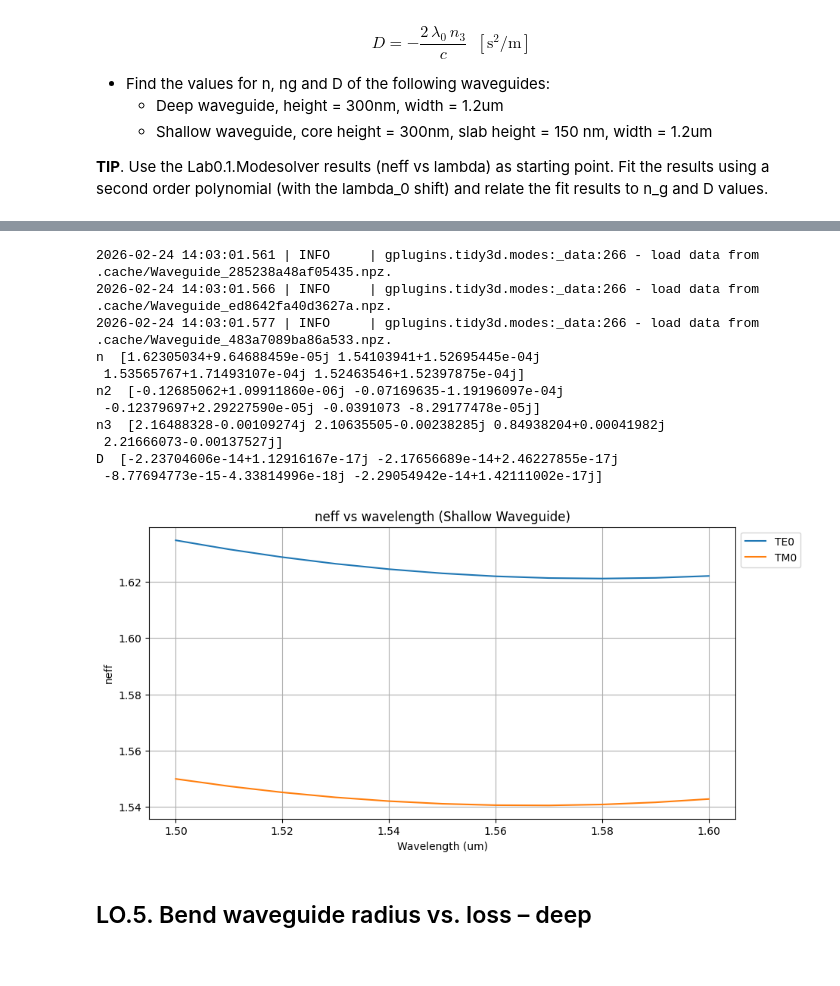
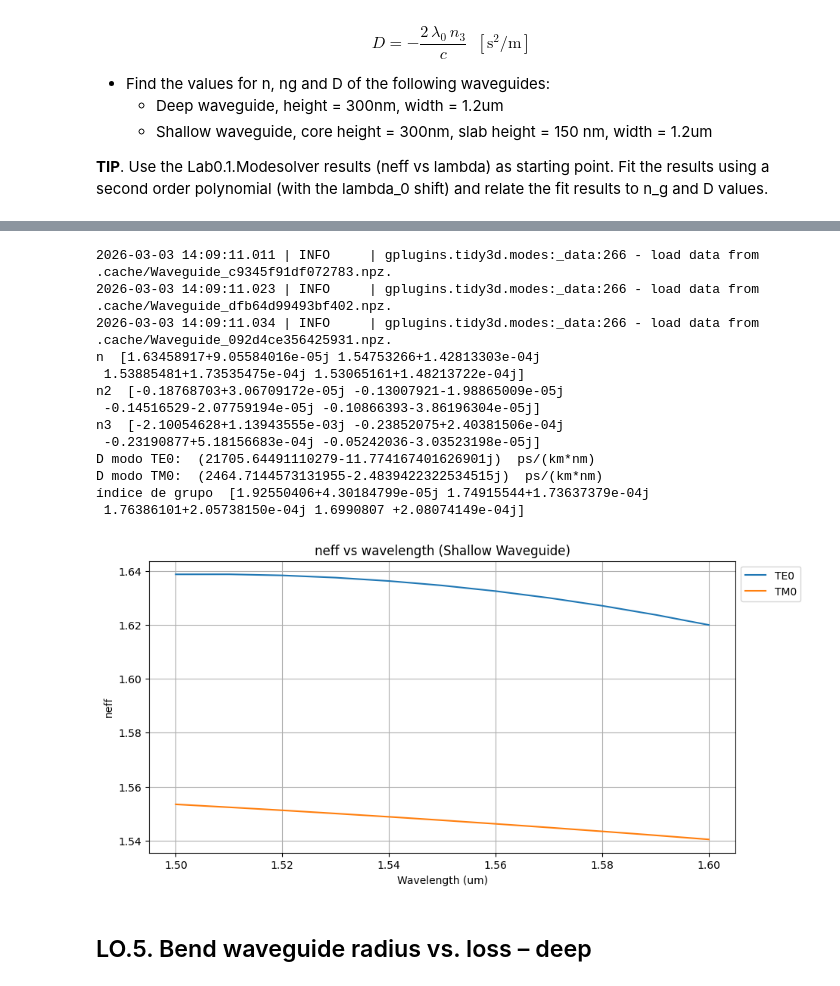
Before and after one commit to agonlop1/cifoin-lab1, a Jupyter notebook: WAVEGUIDES_Student.ipynb, the cells around one changed output, grey strips where cells are left out. Drawn from its saved outputs; the diff is of its cells as text; code cells hidden in the pictures.

```diff
--- a/WAVEGUIDES_Student.ipynb
+++ b/WAVEGUIDES_Student.ipynb
@@ -503,8 +505,8 @@ shallow_waveguide = gt.modes.Waveguide(
     num_modes=4,
     cache_path='.cache/',
     precision='double',
-    max_grid_scaling=1.2,
-    grid_resolution=20,
+    max_grid_scaling=1.5,
+    grid_resolution=40,
 )
 
 neff155 = shallow_waveguide.n_eff
@@ -520,8 +522,8 @@ shallow_waveguide2 = gt.modes.Waveguide(
     num_modes=4,
     cache_path='.cache/',
     precision='double',
-    max_grid_scaling=1.2,
-    grid_resolution=20,
+    max_grid_scaling=1.5,
+    grid_resolution=40,
 )
 
 neff154 = shallow_waveguide2.n_eff
@@ -537,8 +539,8 @@ shallow_waveguide3 = gt.modes.Waveguide(
     num_modes=4,
     cache_path='.cache/',
     precision='double',
-    max_grid_scaling=1.2,
-    grid_resolution=20,
+    max_grid_scaling=1.5,
+    grid_resolution=40,
 )
 
 neff156 = shallow_waveguide3.n_eff
@@ -550,8 +552,10 @@ print("n ",neff155)
 print("n2 ",n2)
 print("n3 ",n3)
 
-D=-(2*n3*wavelength*(10**(-6)))/(3*10**8)
-print("D ", D)
+D = - ((2* wavelength * n3)/ (3*10e14))*10e18 #ps/km*nm
+print("D modo TE0: ", D[0]," ps/(km*nm)")
+print("D modo TM0: ", D[1]," ps/(km*nm)")
+
 
 n1_TE0=neff155[0]
 n1_TM0=neff155[1]
@@ -559,45 +563,47 @@ n1_TM0=neff155[1]
 n2_TE0=n2[0]
 n2_TM0=n2[1]
 
 n3_TE0=n3[0]
 n3_TM0=n3[1]
 
 wavelengthX = np.linspace(1.5,1.6,11)
 
 neff_TE0 = []
 neff_TM0 = []
 
 plt.figure(figsize=(10, 5))
 for w in wavelengthX:
     neff_TE0x=n1_TE0+n2_TE0*(w-wavelength)+n3_TE0*(w-wavelength)**2
     neff_TE0.append(neff_TE0x)
     neff_TM0x=n1_TM0+n2_TM0*(w-wavelength)+n3_TM0*(w-wavelength)**2
     neff_TM0.append(neff_TM0x)
 
 plt.plot(wavelengthX,neff_TE0, label="TE0")
 plt.plot(wavelengthX,neff_TM0, label="TM0")
 plt.grid()
 plt.xlabel("Wavelength (um)")
 plt.ylabel("neff")
 plt.title("neff vs wavelength (Shallow Waveguide)")
 plt.legend(loc='upper left', bbox_to_anchor=(1, 1))
 
 
 ng_shallow = neff155-n2*1.55
 print("índice de grupo ",ng_shallow)
 # %% [output]
-2026-02-24 14:03:01.561 | INFO     | gplugins.tidy3d.modes:_data:266 - load data from .cache/Waveguide_285238a48af05435.npz.
-2026-02-24 14:03:01.566 | INFO     | gplugins.tidy3d.modes:_data:266 - load data from .cache/Waveguide_ed8642fa40d3627a.npz.
-2026-02-24 14:03:01.577 | INFO     | gplugins.tidy3d.modes:_data:266 - load data from .cache/Waveguide_483a7089ba86a533.npz.
-n  [1.62305034+9.64688459e-05j 1.54103941+1.52695445e-04j
- 1.53565767+1.71493107e-04j 1.52463546+1.52397875e-04j]
-n2  [-0.12685062+1.09911860e-06j -0.07169635-1.19196097e-04j
- -0.12379697+2.29227590e-05j -0.0391073 -8.29177478e-05j]
-n3  [2.16488328-0.00109274j 2.10635505-0.00238285j 0.84938204+0.00041982j
- 2.21666073-0.00137527j]
-D  [-2.23704606e-14+1.12916167e-17j -2.17656689e-14+2.46227855e-17j
- -8.77694773e-15-4.33814996e-18j -2.29054942e-14+1.42111002e-17j]
+2026-03-03 14:09:11.011 | INFO     | gplugins.tidy3d.modes:_data:266 - load data from .cache/Waveguide_c9345f91df072783.npz.
+2026-03-03 14:09:11.023 | INFO     | gplugins.tidy3d.modes:_data:266 - load data from .cache/Waveguide_dfb64d99493bf402.npz.
+2026-03-03 14:09:11.034 | INFO     | gplugins.tidy3d.modes:_data:266 - load data from .cache/Waveguide_092d4ce356425931.npz.
+n  [1.63458917+9.05584016e-05j 1.54753266+1.42813303e-04j
+ 1.53885481+1.73535475e-04j 1.53065161+1.48213722e-04j]
+n2  [-0.18768703+3.06709172e-05j -0.13007921-1.98865009e-05j
+ -0.14516529-2.07759194e-05j -0.10866393-3.86196304e-05j]
+n3  [-2.10054628+1.13943555e-03j -0.23852075+2.40381506e-04j
+ -0.23190877+5.18156683e-04j -0.05242036-3.03523198e-05j]
+D modo TE0:  (21705.64491110279-11.774167401626901j)  ps/(km*nm)
+D modo TM0:  (2464.7144573131955-2.4839422322534515j)  ps/(km*nm)
+índice de grupo  [1.92550406+4.30184799e-05j 1.74915544+1.73637379e-04j
+ 1.76386101+2.05738150e-04j 1.6990807 +2.08074149e-04j]
-[figure, old version]
+[figure, new version]
 # %% [markdown]
 ## LO.5. Bend waveguide radius vs. loss – deep
 # %% [markdown]
```
Also changed, not shown: parts of 10 cells of this notebook.
